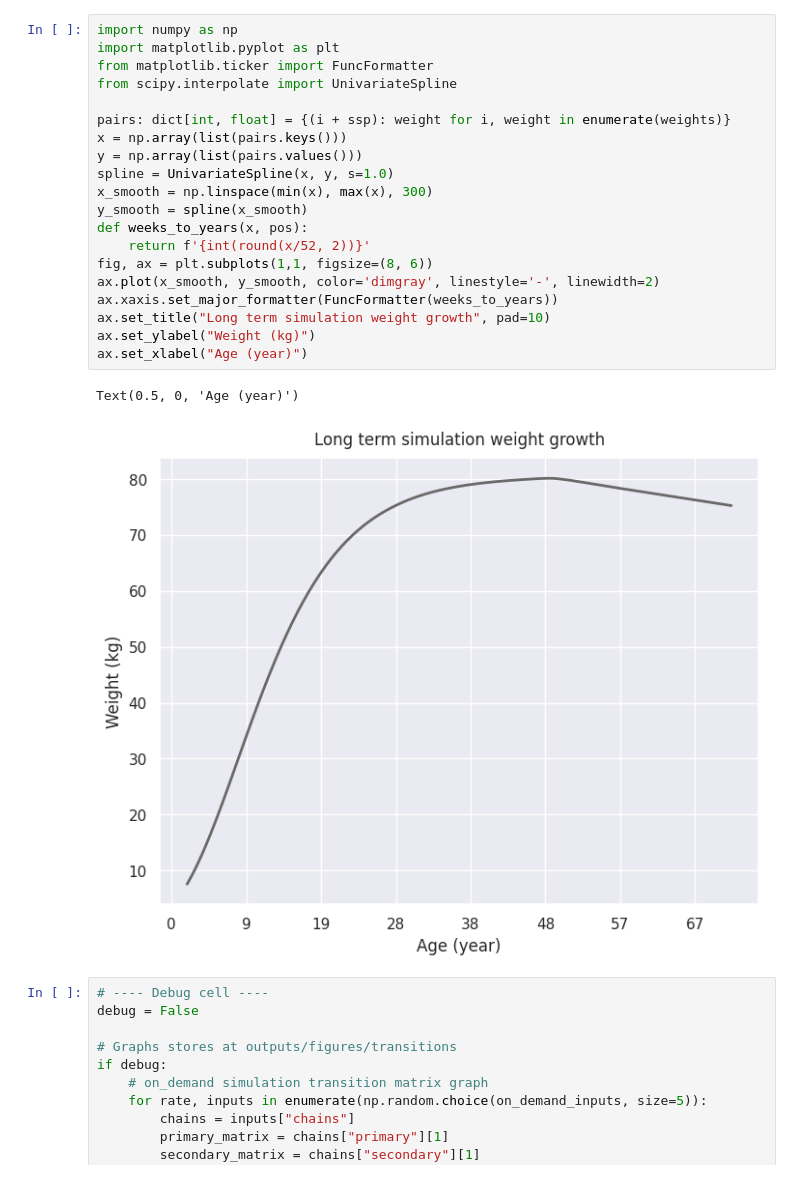
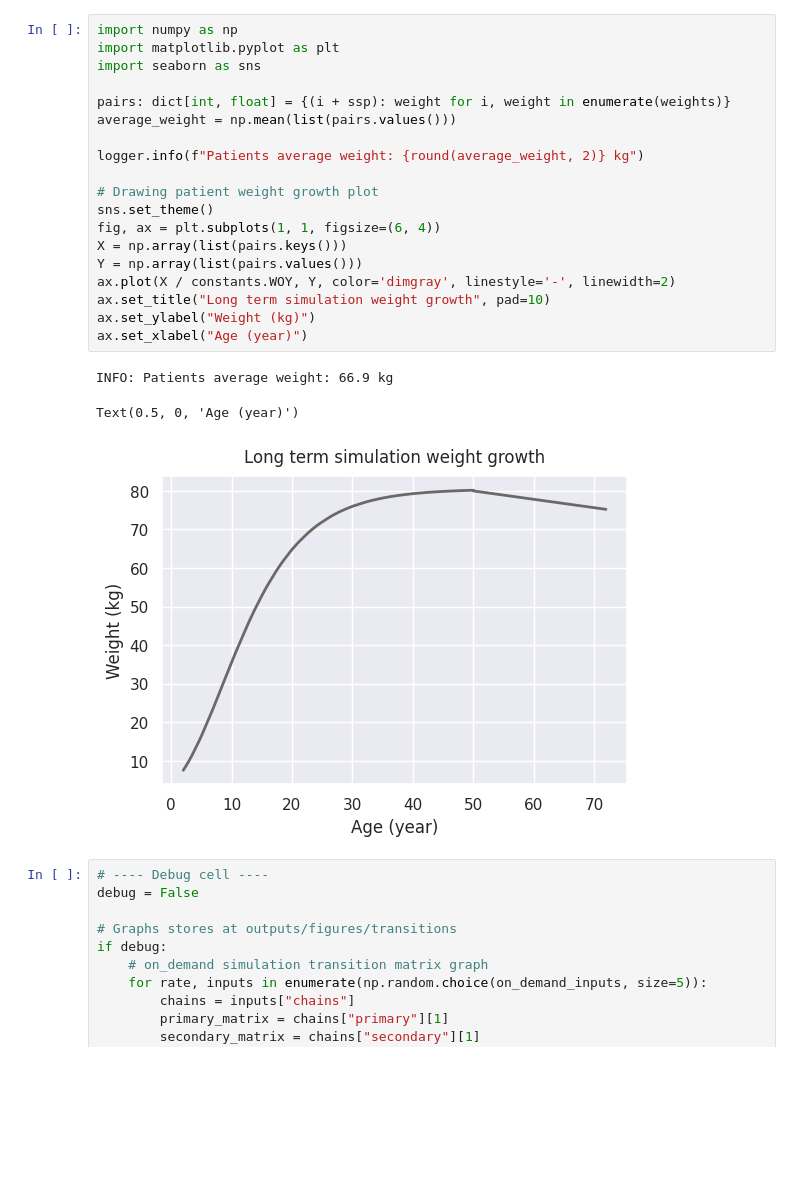
Before and after one commit to MohammadHashemian/SimpleMarkovChain, a Jupyter notebook: notebooks/04_hemophilia_cua_adults.ipynb, the cells around one changed output. Drawn from its saved outputs; the diff is of its cells as text; blank space fills up the shorter version.

```diff
--- a/notebooks/04_hemophilia_cua_adults.ipynb
+++ b/notebooks/04_hemophilia_cua_adults.ipynb
@@ -95,26 +217,26 @@ prophylaxis_inputs, prophylaxis_outputs = psa.markov_chains_psa_wrapper(
 # %%
 import numpy as np
 import matplotlib.pyplot as plt
-from matplotlib.ticker import FuncFormatter
-from scipy.interpolate import UnivariateSpline
+import seaborn as sns
 
 pairs: dict[int, float] = {(i + ssp): weight for i, weight in enumerate(weights)}
-x = np.array(list(pairs.keys()))
-y = np.array(list(pairs.values()))
-spline = UnivariateSpline(x, y, s=1.0)
-x_smooth = np.linspace(min(x), max(x), 300)
-y_smooth = spline(x_smooth)
-def weeks_to_years(x, pos):
-    return f'{int(round(x/52, 2))}'
-fig, ax = plt.subplots(1,1, figsize=(8, 6))
-ax.plot(x_smooth, y_smooth, color='dimgray', linestyle='-', linewidth=2)
-ax.xaxis.set_major_formatter(FuncFormatter(weeks_to_years))
+average_weight = np.mean(list(pairs.values()))
+
+logger.info(f"Patients average weight: {round(average_weight, 2)} kg")
+
+# Drawing patient weight growth plot
+sns.set_theme()
+fig, ax = plt.subplots(1, 1, figsize=(6, 4))
+X = np.array(list(pairs.keys()))
+Y = np.array(list(pairs.values()))
+ax.plot(X / constants.WOY, Y, color='dimgray', linestyle='-', linewidth=2)
 ax.set_title("Long term simulation weight growth", pad=10)
 ax.set_ylabel("Weight (kg)")
 ax.set_xlabel("Age (year)")
 # %% [output]
-Text(0.5, 0, 'Age (year)')
+INFO: Patients average weight: 66.9 kg
+Text(0.5, 0, 'Age (year)')
-[figure, old version]
+[figure, new version]
 # %%
 # ---- Debug cell ----
 debug = False
```
Also changed, not shown: parts of 12 cells of this notebook, 4 other files.
